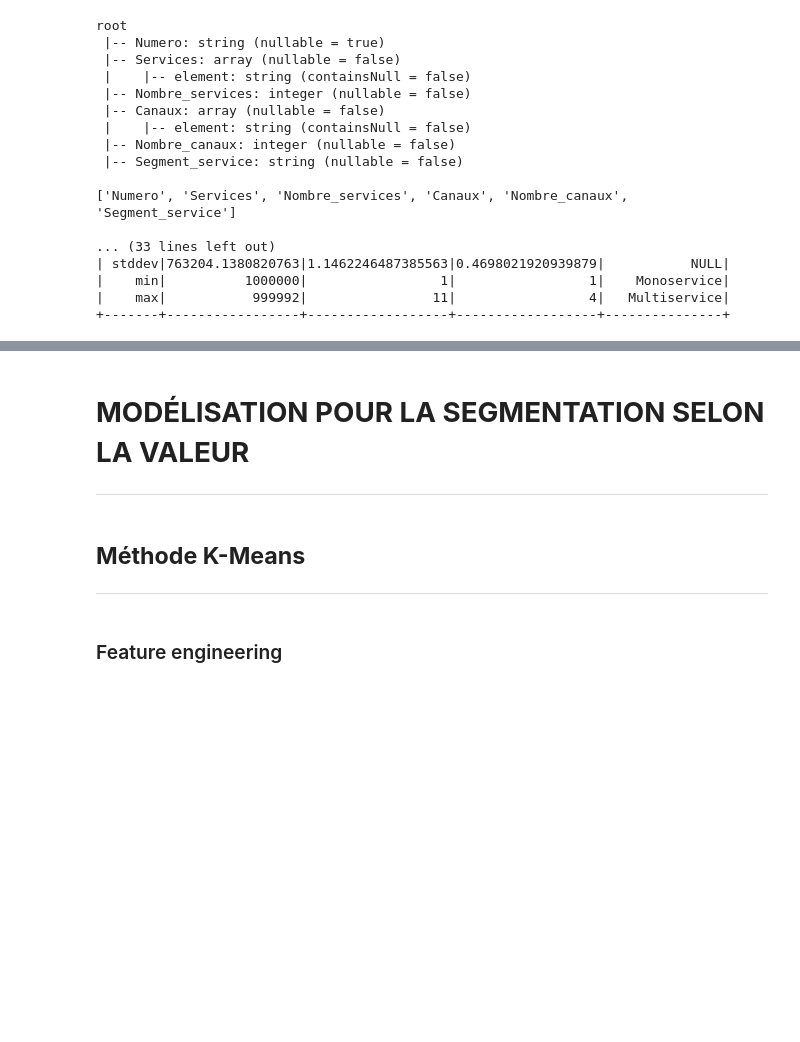
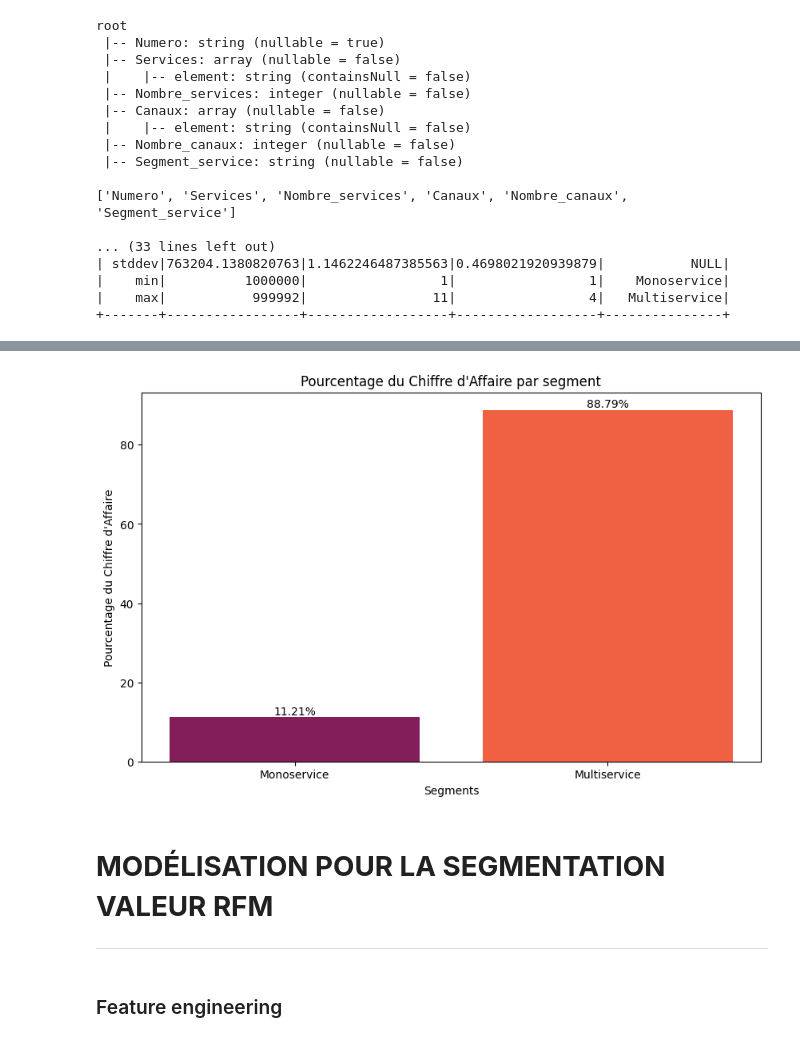
Before and after one commit to momowade221/Notebook_Segmentation_Client_OM, a Jupyter notebook: OM_Segmentation_valeur.ipynb, the cells around one changed output, grey strips where cells are left out. Saved outputs shown, nothing was run; the diff lists cells and outputs as text; code cells hidden in the pictures; blank space fills up the shorter version.

```diff
--- a/OM_Segmentation_valeur.ipynb
+++ b/OM_Segmentation_valeur.ipynb
@@ -1000,10 +1021,42 @@ plt.show()
+# %%
+import pandas as pd
+import matplotlib.pyplot as plt
+import seaborn as sns
+
+# Convertir le dataframe Spark en un DataFrame Pandas
+# Assurez-vous que vous avez déjà initialisé Spark et chargé les données dans pd_segment_multiservice
+
+# Regroupez par le nombre de services et calculez le chiffre d'affaires total
+service_grouped = pd_segment_multiservice.groupby('Segment_service')['montant'].sum().reset_index()
+
+# Calculez le pourcentage du chiffre d'affaires pour chaque nombre de services
+total_montant = service_grouped['montant'].sum()
+service_grouped['Pourcentage_montant'] = (service_grouped['montant'] / total_montant) * 100
+
+# Créez une palette de couleurs diversifiée
+diverse_palette = sns.color_palette("rocket", n_colors=len(service_grouped))
+
+# Créez un graphique à barres en utilisant la palette de couleurs diversifiée
+fig, ax = plt.subplots(figsize=(10, 6))
+ax.bar(service_grouped.index, service_grouped['Pourcentage_montant'], color=diverse_palette)
+ax.set_xlabel('Segments')
+ax.set_ylabel('Pourcentage du Chiffre d\'Affaire')
+ax.set_title('Pourcentage du Chiffre d\'Affaire par segment')
+
+# Personnalisez les étiquettes de l'axe des abscisses
+ax.set_xticks(service_grouped.index)
+ax.set_xticklabels(service_grouped['Segment_service'])
+
+# Annoter les barres avec les pourcentages
+for i, percentage in enumerate(service_grouped['Pourcentage_montant']):
+    ax.annotate(f'{percentage:.2f}%', (service_grouped.index[i], percentage), ha='center', va='bottom')
+
+plt.show()
+# %% [output]
+[figure, added]
 # %% [markdown]
-# **MODÉLISATION POUR LA SEGMENTATION SELON LA VALEUR**
+# **MODÉLISATION POUR LA SEGMENTATION VALEUR RFM**
 
 ---
-# %% [markdown]
-## **Méthode K-Means**
-
----
 # %% [markdown]
 ### Feature engineering
```
Also changed, not shown: parts of 85 cells of this notebook.
